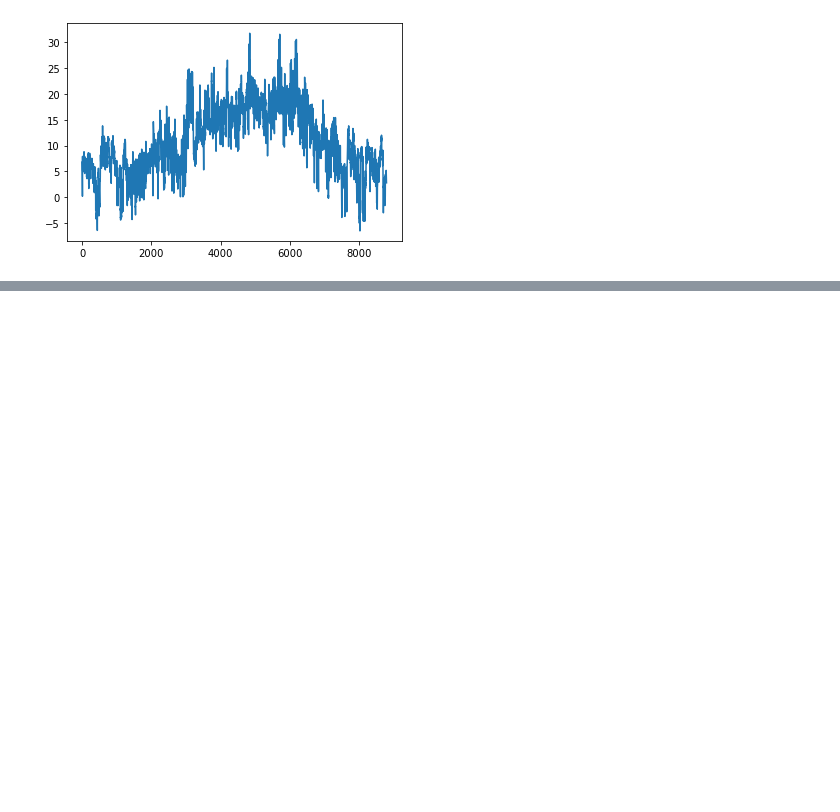
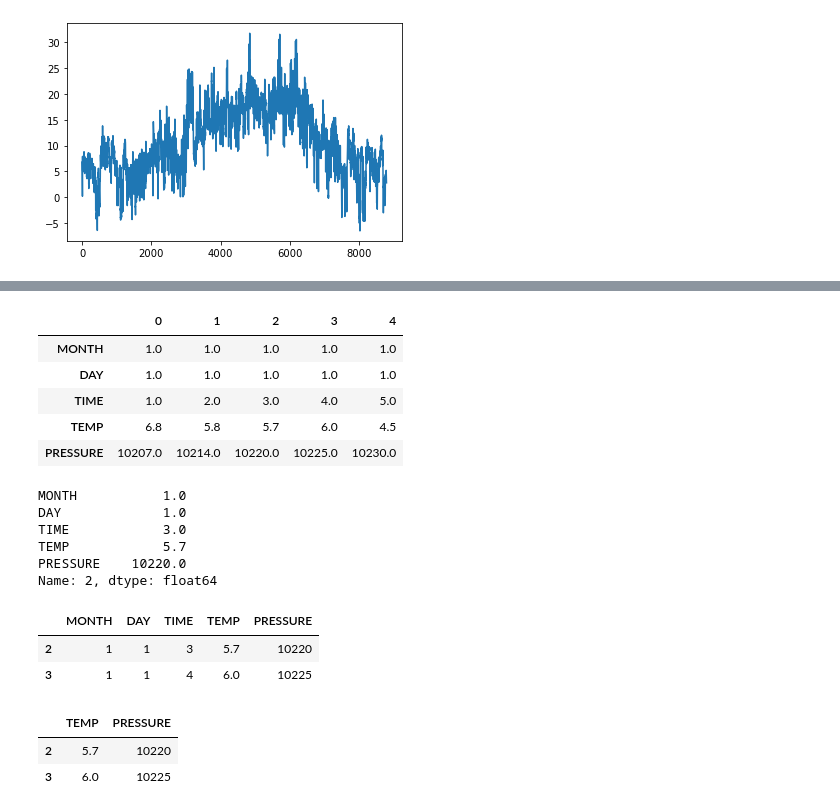
Before and after one commit to jho97/data-analyst-week-2, a Jupyter notebook: may_23/personal_work/demo.ipynb, the cells around one changed output, grey strips where cells are left out. Saved outputs shown, nothing was run; the diff lists cells and outputs as text; code cells hidden in the pictures; blank space fills up the shorter version.

```diff
--- a/may_23/Course_Materials_Part1/personal_work/demo.ipynb
+++ b/may_23/personal_work/demo.ipynb
@@ -69,0 +107,31 @@ df['TEMP'].plot()
+# %%
+dft = df.T
+dft
+# %% [output]
+|  | 0 | 1 | 2 | 3 | 4 |
+| MONTH | 1.0 | 1.0 | 1.0 | 1.0 | 1.0 |
+| DAY | 1.0 | 1.0 | 1.0 | 1.0 | 1.0 |
+| TIME | 1.0 | 2.0 | 3.0 | 4.0 | 5.0 |
+| TEMP | 6.8 | 5.8 | 5.7 | 6.0 | 4.5 |
+| PRESSURE | 10207.0 | 10214.0 | 10220.0 | 10225.0 | 10230.0 |
+# %%
+dft[2]
+# %% [output]
+MONTH           1.0
+DAY             1.0
+TIME            3.0
+TEMP            5.7
+PRESSURE    10220.0
+Name: 2, dtype: float64
+# %%
+df[2:4]
+# %% [output]
+|  | MONTH | DAY | TIME | TEMP | PRESSURE |
+| 2 | 1 | 1 | 3 | 5.7 | 10220 |
+| 3 | 1 | 1 | 4 | 6.0 | 10225 |
+# %%
+df[2:4][['TEMP', 'PRESSURE']]
+# %% [output]
+|  | TEMP | PRESSURE |
+| 2 | 5.7 | 10220 |
+| 3 | 6.0 | 10225 |
```
Also changed, not shown: parts of 11 cells of this notebook, 2 other files.
